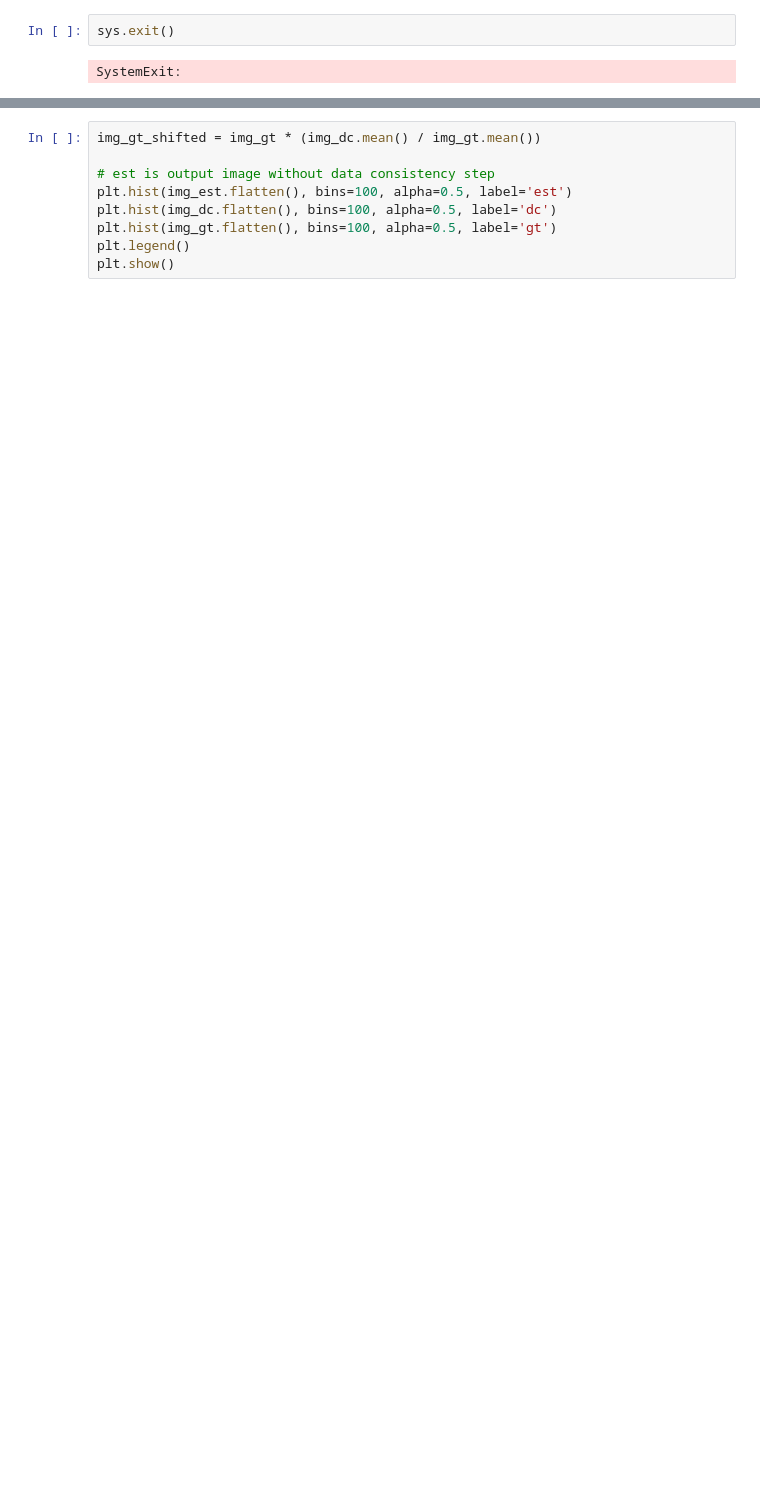
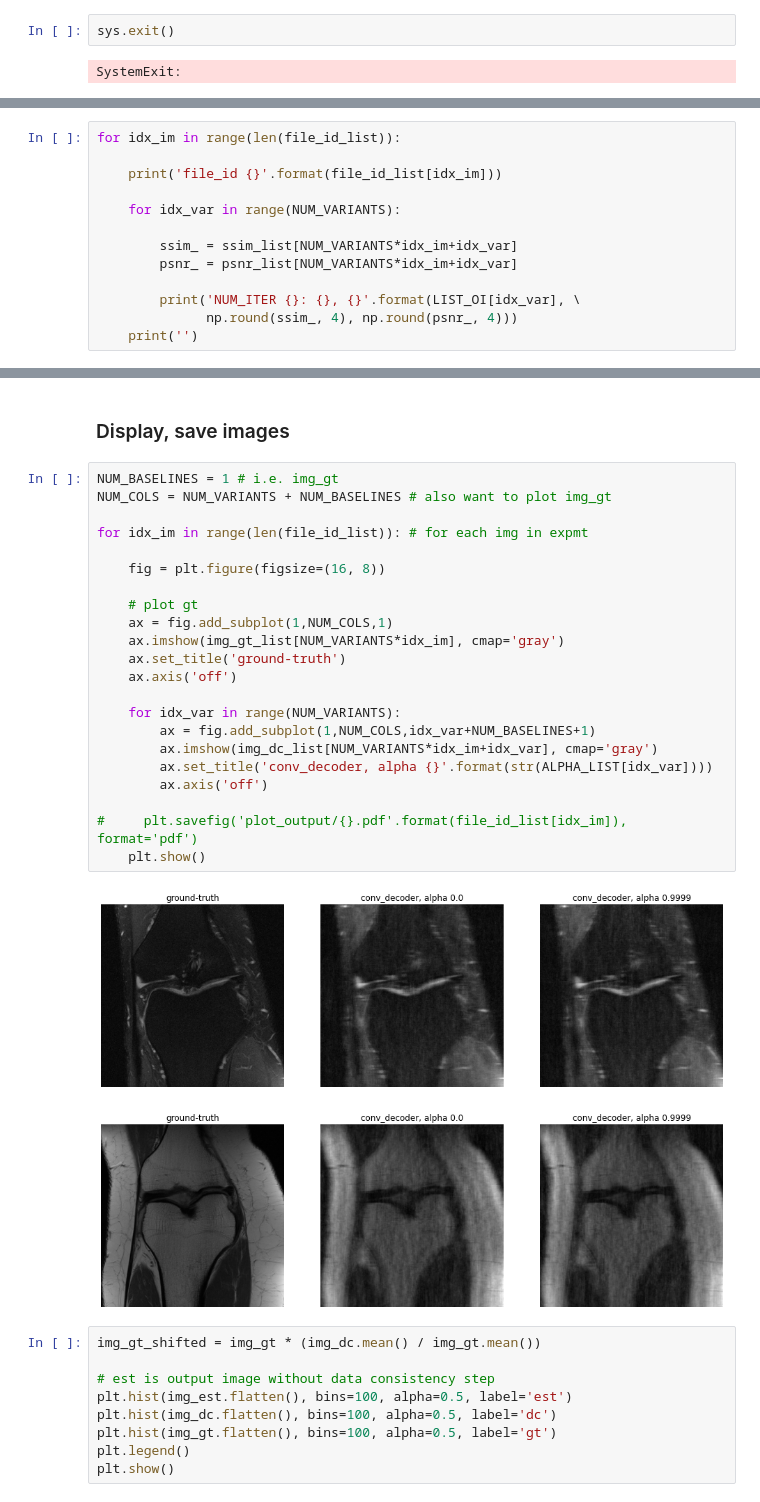
Before and after one commit to davevanveen/unsup_mri, a Jupyter notebook: 20200902_convdecoder_rework.ipynb, the cells around one changed output, grey strips where cells are left out. Cells and saved outputs as stored; diff of their text form; blank space fills up the shorter version.

```diff
--- a/20200902_convdecoder_rework.ipynb
+++ b/20200902_convdecoder_rework.ipynb
@@ -137,0 +130,13 @@ for i in np.arange(0, 2*len(file_id_list), 2):
+# %%
+for idx_im in range(len(file_id_list)):
+
+    print('file_id {}'.format(file_id_list[idx_im]))
+
+    for idx_var in range(NUM_VARIANTS):
+
+        ssim_ = ssim_list[NUM_VARIANTS*idx_im+idx_var]
+        psnr_ = psnr_list[NUM_VARIANTS*idx_im+idx_var]
+
+        print('NUM_ITER {}: {}, {}'.format(LIST_OI[idx_var], \
+              np.round(ssim_, 4), np.round(psnr_, 4)))
+    print('')
@@ -138,3 +151,30 @@ for i in np.arange(0, 2*len(file_id_list), 2):
+# %% [markdown]
+### Display, save images
+# %%
+NUM_BASELINES = 1 # i.e. img_gt
+NUM_COLS = NUM_VARIANTS + NUM_BASELINES # also want to plot img_gt
+
+for idx_im in range(len(file_id_list)): # for each img in expmt
+
+    fig = plt.figure(figsize=(16, 8))
+
+    # plot gt
+    ax = fig.add_subplot(1,NUM_COLS,1)
+    ax.imshow(img_gt_list[NUM_VARIANTS*idx_im], cmap='gray')
+    ax.set_title('ground-truth')
+    ax.axis('off')
+
+    for idx_var in range(NUM_VARIANTS):
+        ax = fig.add_subplot(1,NUM_COLS,idx_var+NUM_BASELINES+1)
+        ax.imshow(img_dc_list[NUM_VARIANTS*idx_im+idx_var], cmap='gray')
+        ax.set_title('conv_decoder, alpha {}'.format(str(ALPHA_LIST[idx_var])))
+        ax.axis('off')
+
+#     plt.savefig('plot_output/{}.pdf'.format(file_id_list[idx_im]), format='pdf')
+    plt.show()
+# %% [output]
+[figure, added]
+[figure, added]
 # %%
 img_gt_shifted = img_gt * (img_dc.mean() / img_gt.mean())
 
```
Also changed, not shown: parts of 9 cells of this notebook, 8 other files.
